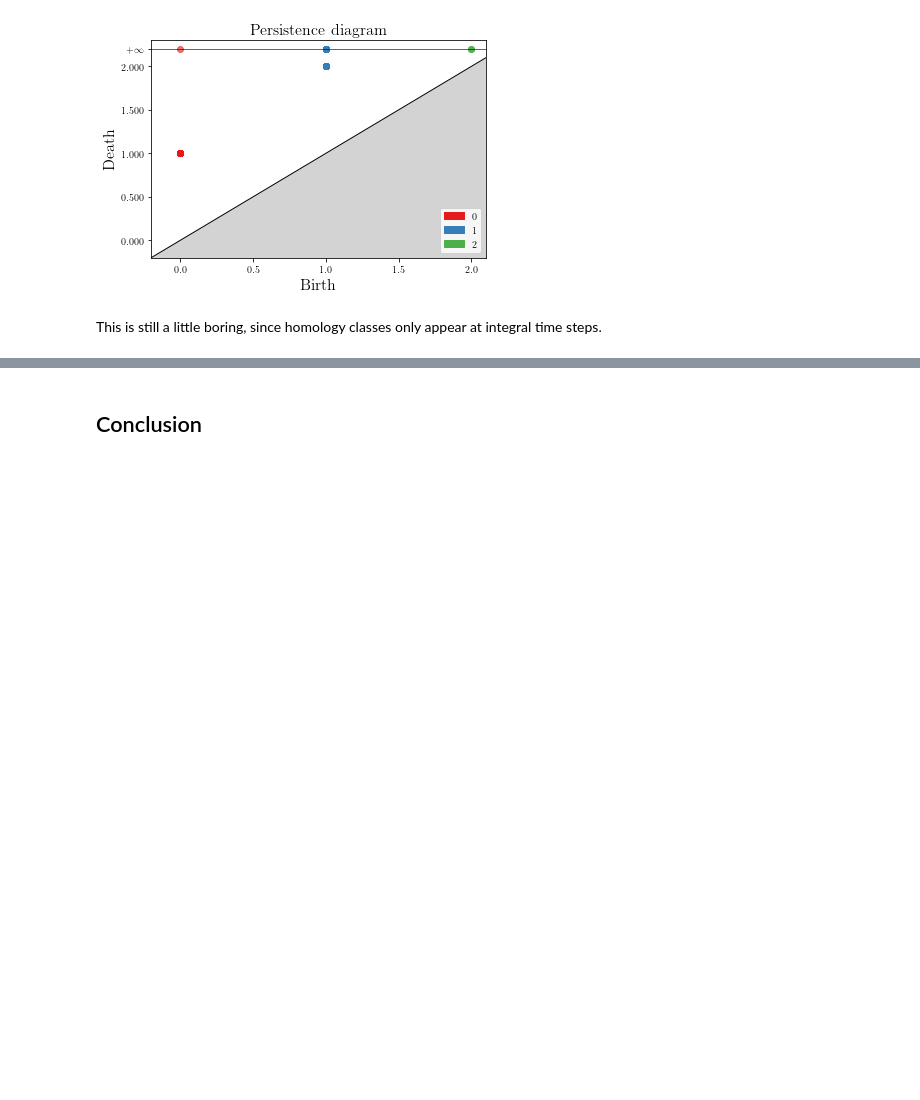
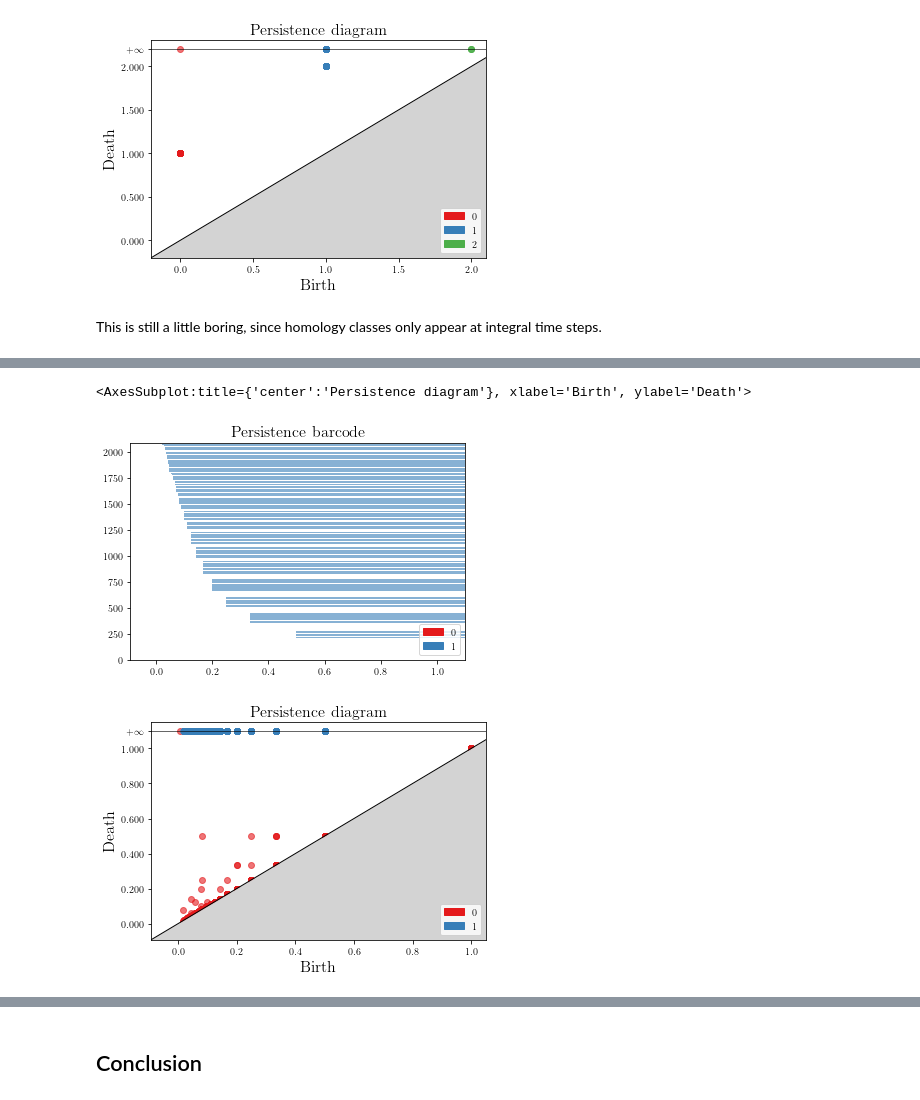
Before and after one commit to ben300694/jupyter-TDA, a Jupyter notebook: persistent_homology_15_min_intro.ipynb, the cells around one changed output, grey strips where cells are left out. Drawn from its saved outputs; the diff is of its cells as text; code cells hidden in the pictures; blank space fills up the shorter version.

```diff
--- a/persistent_homology_15_min_intro.ipynb
+++ b/persistent_homology_15_min_intro.ipynb
@@ -243,0 +283,13 @@ at integral time steps.
+# %%
+#Insert edges into simplex tree with filtration value the maximum of its endpoints
+for e in G_nx.edges():
+    fb_pages_food_st.insert(e, max(fb_pages_food_st.filtration([e[0]]), fb_pages_food_st.filtration([e[1]])))
+
+fb_pages_food_bar = fb_pages_food_st.persistence(min_persistence=-1.0, persistence_dim_max=True)
+
+gudhi.plot_persistence_barcode(fb_pages_food_bar, legend=True, max_intervals=0)
+gudhi.plot_persistence_diagram(fb_pages_food_bar, legend=True, max_intervals=0)
+# %% [output]
+<AxesSubplot:title={'center':'Persistence diagram'}, xlabel='Birth', ylabel='Death'>
+[figure, added]
+[figure, added]
```
Also changed, not shown: parts of 6 cells of this notebook.
